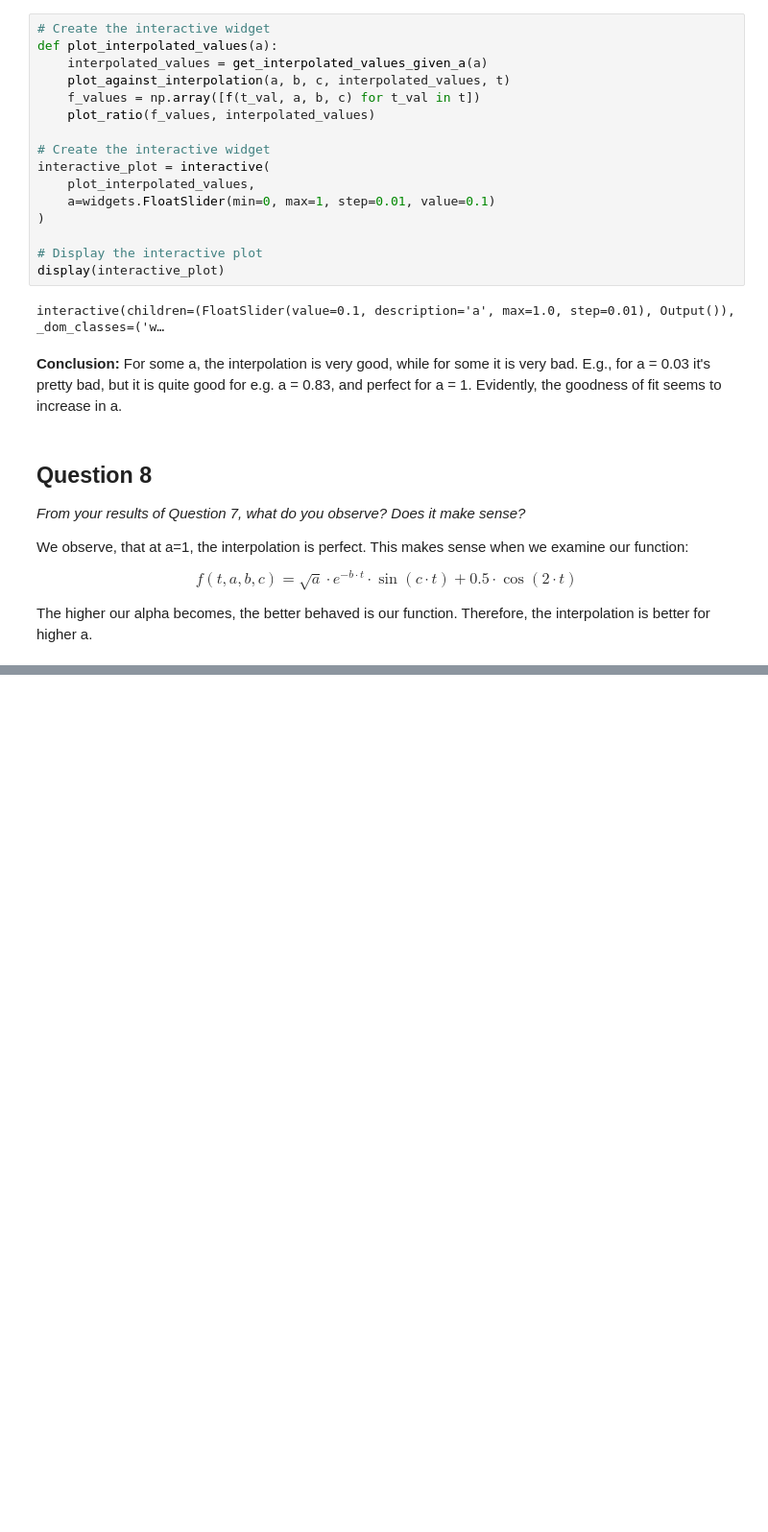
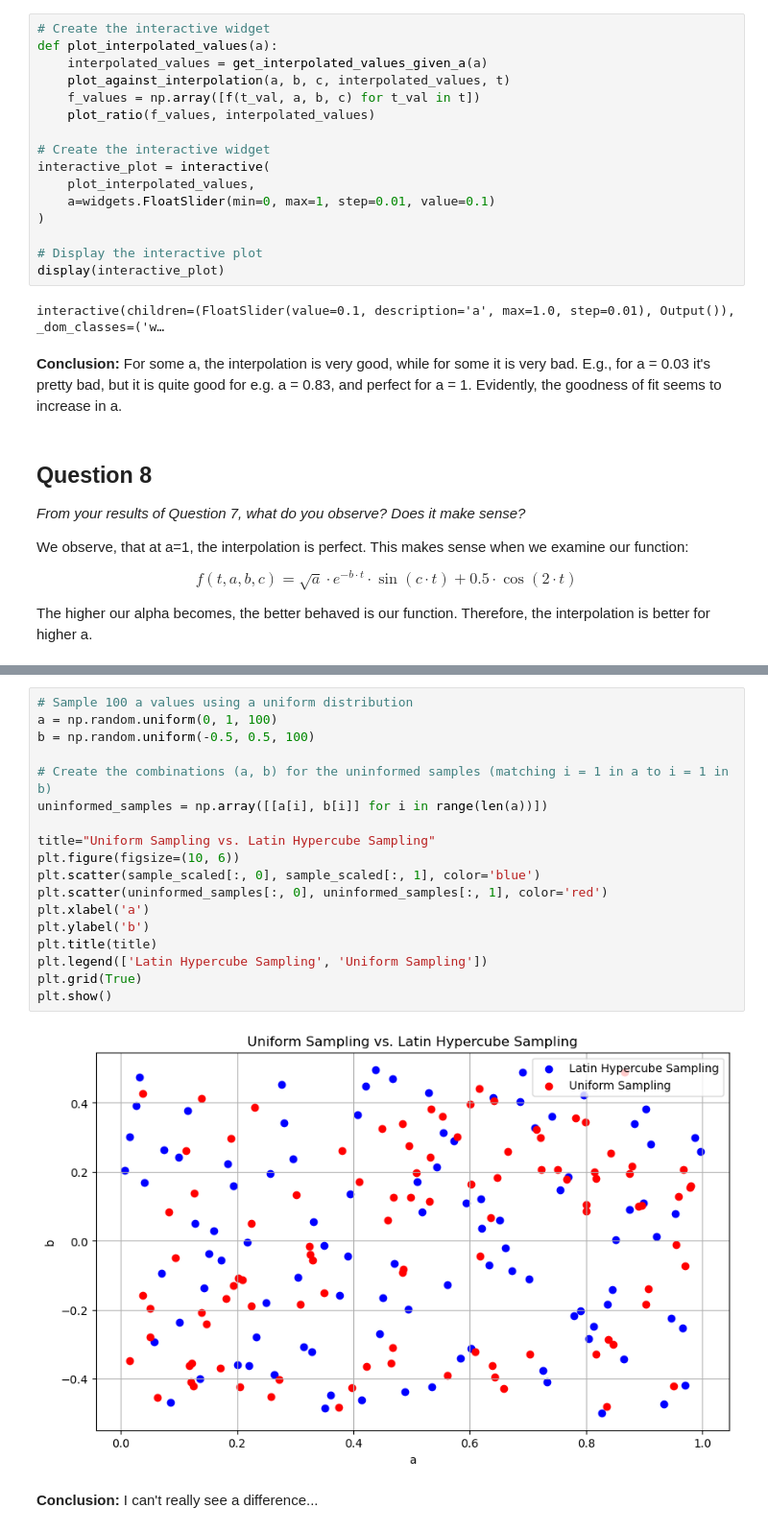
Before and after one commit to BenNorsk/curse_of_dimensionality, a Jupyter notebook: main.ipynb, the cells around one changed output, grey strips where cells are left out. Shown at 96% size. Saved outputs shown, nothing was run; the diff lists cells and outputs as text; blank space fills up the shorter version.

```diff
--- a/main.ipynb
+++ b/main.ipynb
@@ -245,0 +288,22 @@ The higher our alpha becomes, the better behaved is our function. Therefore, the
+# %%
+# Sample 100 a values using a uniform distribution
+a = np.random.uniform(0, 1, 100)
+b = np.random.uniform(-0.5, 0.5, 100)
+
+# Create the combinations (a, b) for the uninformed samples (matching i = 1 in a to i = 1 in b)
+uninformed_samples = np.array([[a[i], b[i]] for i in range(len(a))])
+
+title="Uniform Sampling vs. Latin Hypercube Sampling"
+plt.figure(figsize=(10, 6))
+plt.scatter(sample_scaled[:, 0], sample_scaled[:, 1], color='blue')
+plt.scatter(uninformed_samples[:, 0], uninformed_samples[:, 1], color='red')
+plt.xlabel('a')
+plt.ylabel('b')
+plt.title(title)
+plt.legend(['Latin Hypercube Sampling', 'Uniform Sampling'])
+plt.grid(True)
+plt.show()
+# %% [output]
+[figure, added]
+# %% [markdown]
+**Conclusion:** I can't really see a difference...
```
Also changed, not shown: parts of 8 cells of this notebook.
